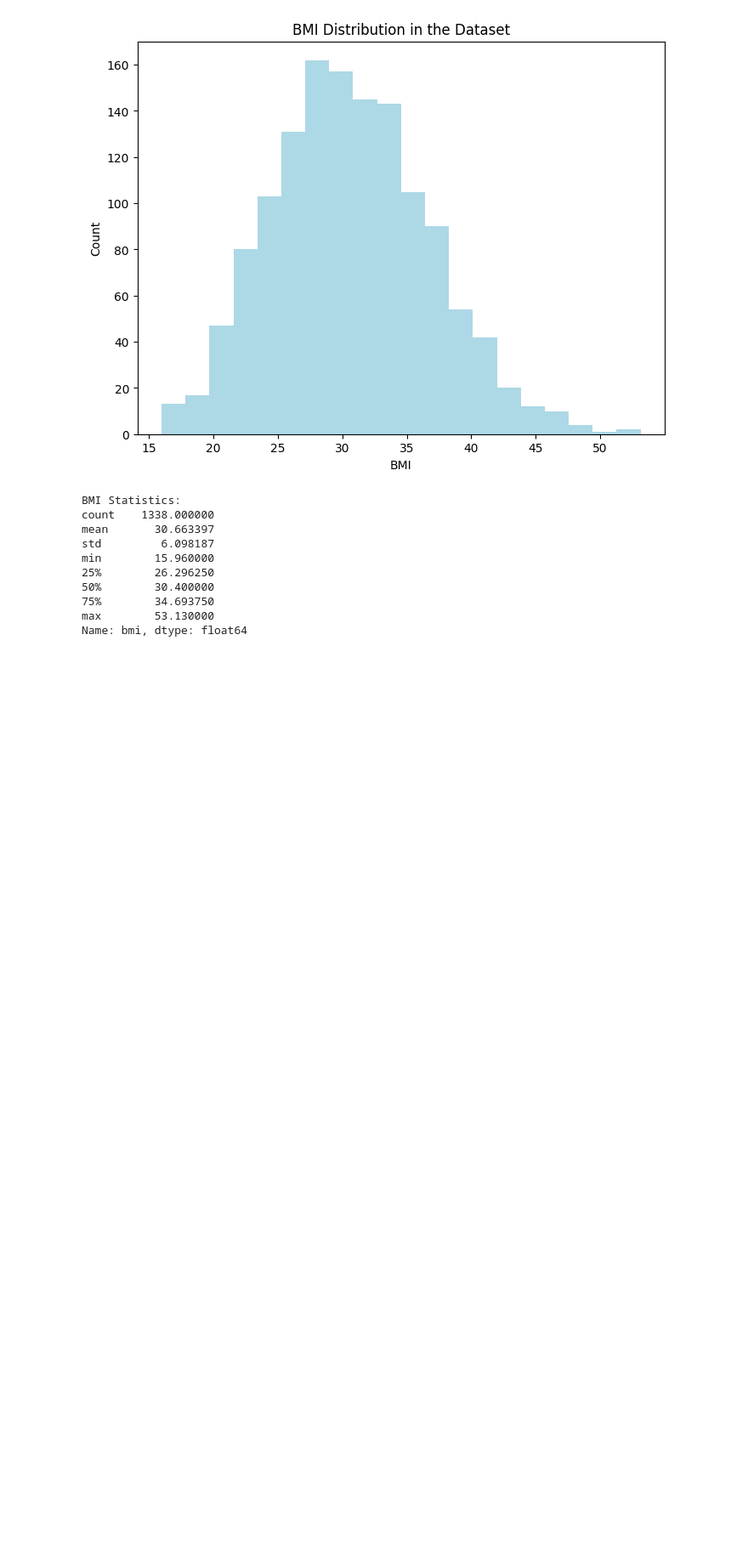
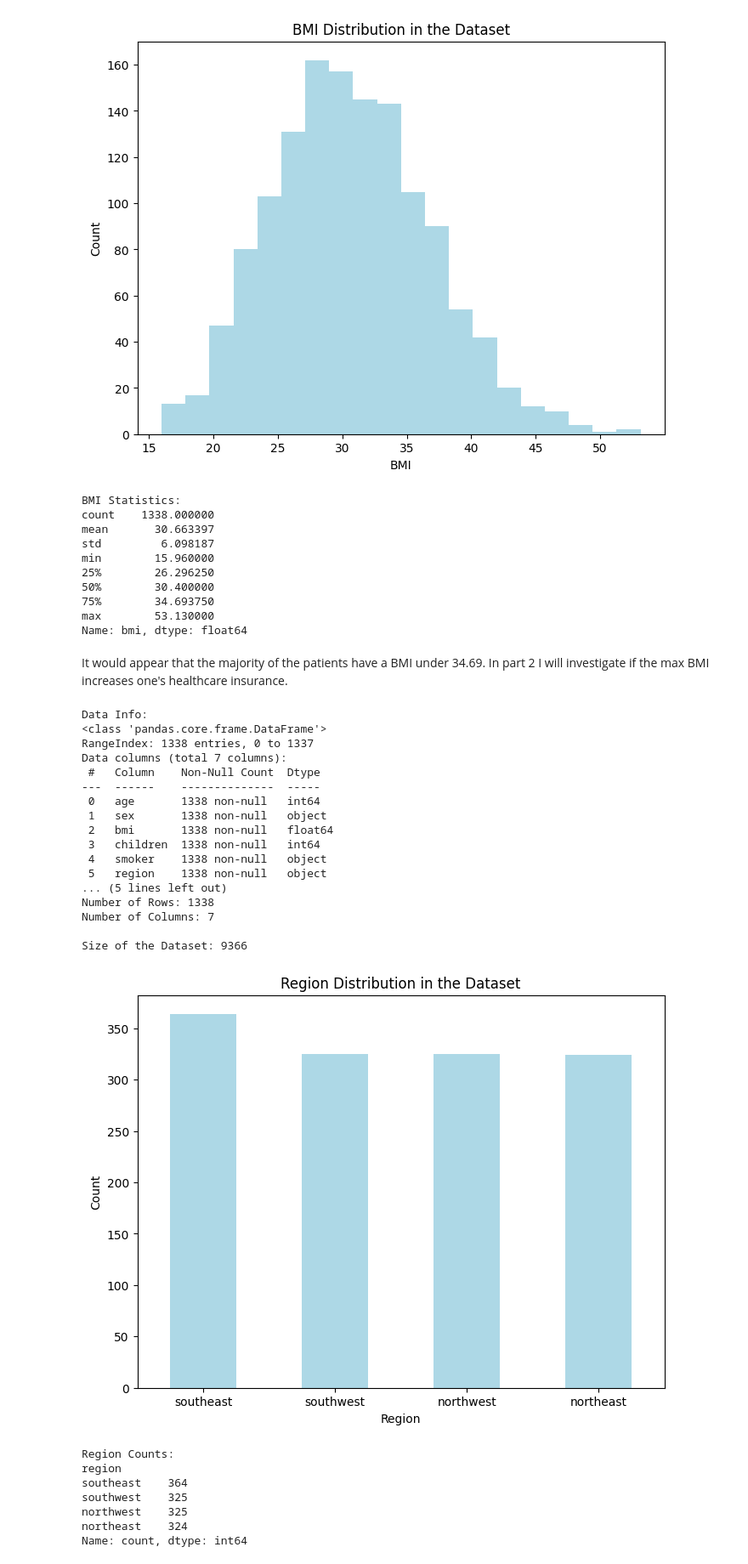
Before and after one commit to dhelms33/CS39AA-Project-DH, a Jupyter notebook: project_part1.ipynb, the cells around one changed output. Shown at 85% size. Saved outputs shown, nothing was run; the diff lists cells and outputs as text; code cells hidden in the pictures; blank space fills up the shorter version.

Commit message:
Added more data and adjusted lines in README

```diff
--- a/project_part1.ipynb
+++ b/project_part1.ipynb
@@ -174,3 +178,66 @@ min        15.960000
 75%        34.693750
 max        53.130000
 Name: bmi, dtype: float64
+# %% [markdown]
+It would appear that the majority of the patients have a BMI under 34.69. In part 2 I will investigate if the max BMI increases one's healthcare insurance.
+# %%
+import pandas as pd
+import matplotlib.pyplot as plt
+
+# Load the dataset
+data = pd.read_csv('insurance.csv')  # Replace 'insurance.csv' with the actual filename
+
+# Display basic information about the dataset
+print("Data Info:")
+print(data.info())
+
+# Display the number of rows and columns
+num_rows, num_cols = data.shape
+print("\nNumber of Rows:", num_rows)
+print("Number of Columns:", num_cols)
+
+# Display the size of the dataset (number of elements)
+dataset_size = num_rows * num_cols
+print("\nSize of the Dataset:", dataset_size)
+
+# Display the distribution of Region
+region_counts = data['region'].value_counts()
+
+# Plot the distribution
+plt.figure(figsize=(8, 6))
+region_counts.plot(kind='bar', color='lightblue')
+plt.title('Region Distribution in the Dataset')
+plt.xlabel('Region')
+plt.ylabel('Count')
+plt.xticks(rotation=0)  # Rotate x-axis labels for readability
+plt.show()
+
+# Display Region statistics
+print("\nRegion Counts:")
+print(region_counts)
+# %% [output]
+Data Info:
+<class 'pandas.core.frame.DataFrame'>
+RangeIndex: 1338 entries, 0 to 1337
+Data columns (total 7 columns):
+ #   Column    Non-Null Count  Dtype
+---  ------    --------------  -----
+ 0   age       1338 non-null   int64
+ 1   sex       1338 non-null   object
+ 2   bmi       1338 non-null   float64
+ 3   children  1338 non-null   int64
+ 4   smoker    1338 non-null   object
+ 5   region    1338 non-null   object
+... (5 lines left out)
+Number of Rows: 1338
+Number of Columns: 7
+
+Size of the Dataset: 9366
+[figure, added]
+Region Counts:
+region
+southeast    364
+southwest    325
+northwest    325
+northeast    324
+Name: count, dtype: int64
```
Also changed, not shown: parts of 3 cells of this notebook, 1 other file.
